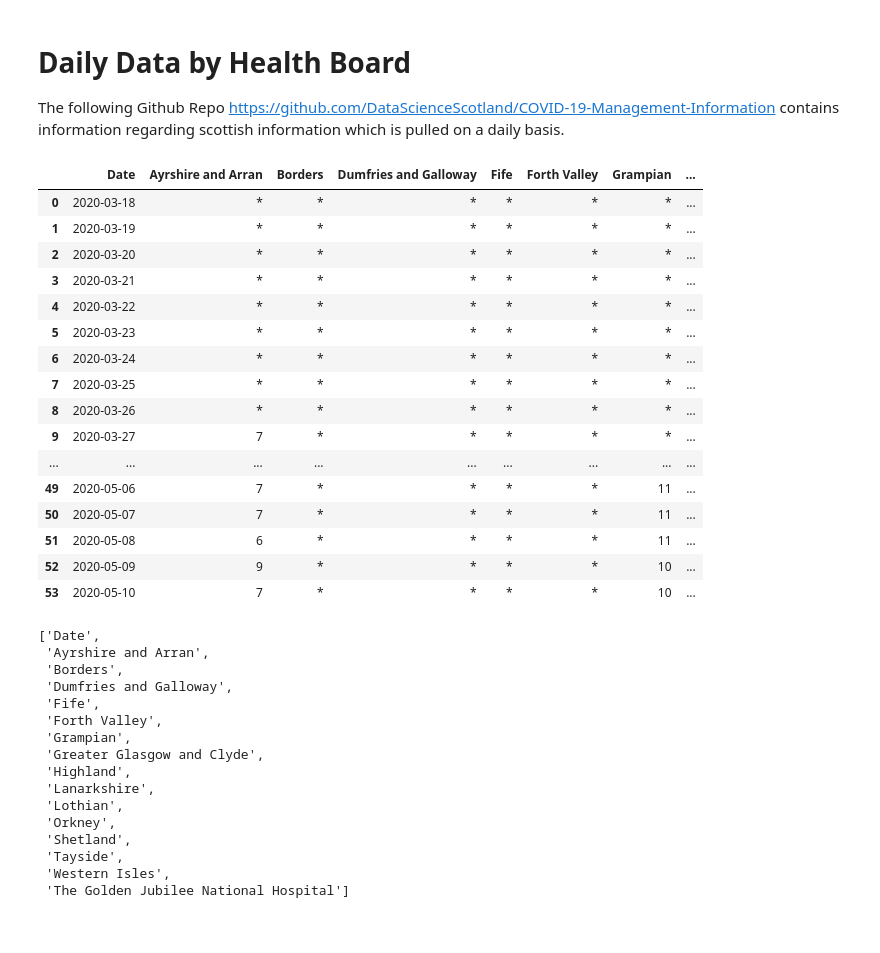
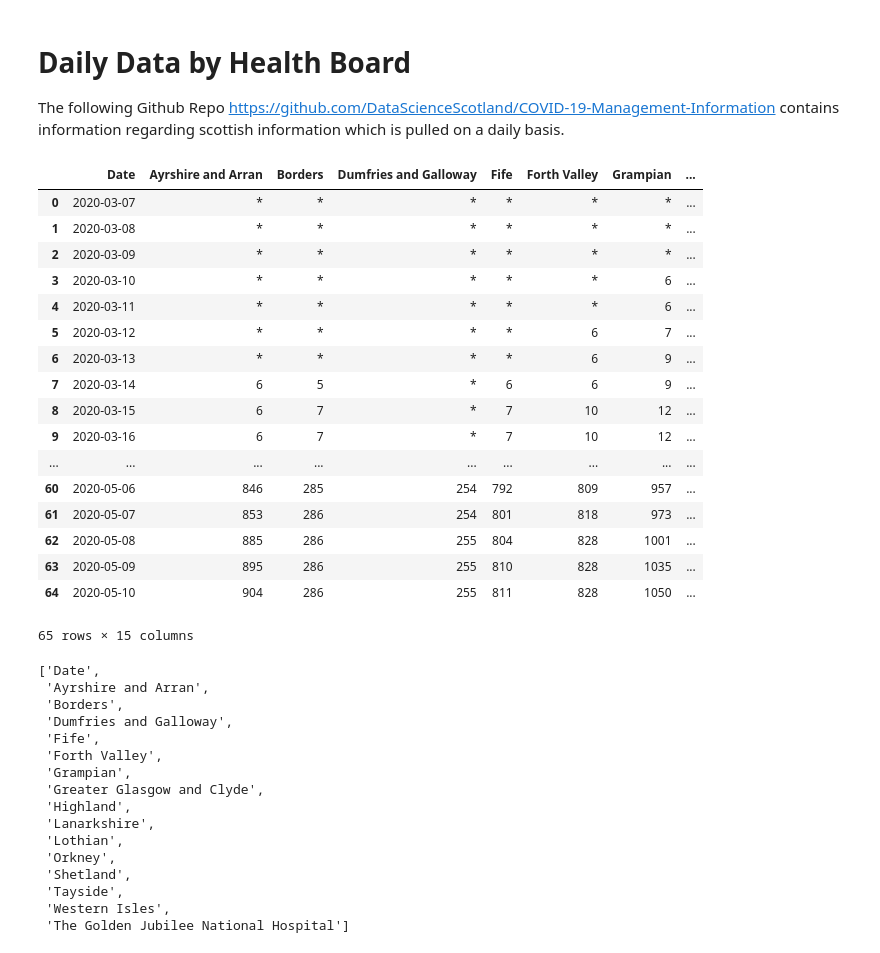
Before and after one commit to covidmaps/scotland, a Jupyter notebook: daily_hbo.ipynb, the cells around one changed output. Saved outputs shown, nothing was run; the diff lists cells and outputs as text; code cells hidden in the pictures.

```diff
--- a/daily_hbo.ipynb
+++ b/daily_hbo.ipynb
@@ -11,26 +11,27 @@ df_cases = pd.read_csv("https://raw.githubusercontent.com/DataScienceScotland/CO
 df_hospital_confirmed = pd.read_csv("https://raw.githubusercontent.com/DataScienceScotland/COVID-19-Management-Information/master/COVID19%20-%20Daily%20Management%20Information%20-%20Scottish%20Health%20Boards%20-%20Hospital%20patients%20-%20Confirmed.csv")
 df_hospital_all = pd.read_csv("https://raw.githubusercontent.com/DataScienceScotland/COVID-19-Management-Information/master/COVID19%20-%20Daily%20Management%20Information%20-%20Scottish%20Health%20Boards%20-%20Hospital%20patients.csv")
 df_icu = pd.read_csv("https://raw.githubusercontent.com/DataScienceScotland/COVID-19-Management-Information/master/COVID19%20-%20Daily%20Management%20Information%20-%20Scottish%20Health%20Boards%20-%20ICU%20patients.csv")
-# %%
-df_icu
-# %% [output]
-|  | Date | Ayrshire and Arran | Borders | Dumfries and Galloway | Fife | Forth Valley | Grampian | ... |
-| 0 | 2020-03-18 | * | * | * | * | * | * | ... |
-| 1 | 2020-03-19 | * | * | * | * | * | * | ... |
-| 2 | 2020-03-20 | * | * | * | * | * | * | ... |
-| 3 | 2020-03-21 | * | * | * | * | * | * | ... |
-| 4 | 2020-03-22 | * | * | * | * | * | * | ... |
-| 5 | 2020-03-23 | * | * | * | * | * | * | ... |
-| 6 | 2020-03-24 | * | * | * | * | * | * | ... |
-| 7 | 2020-03-25 | * | * | * | * | * | * | ... |
-| 8 | 2020-03-26 | * | * | * | * | * | * | ... |
-| 9 | 2020-03-27 | 7 | * | * | * | * | * | ... |
-| ... | ... | ... | ... | ... | ... | ... | ... | ... |
-| 49 | 2020-05-06 | 7 | * | * | * | * | 11 | ... |
-| 50 | 2020-05-07 | 7 | * | * | * | * | 11 | ... |
-| 51 | 2020-05-08 | 6 | * | * | * | * | 11 | ... |
-| 52 | 2020-05-09 | 9 | * | * | * | * | 10 | ... |
-| 53 | 2020-05-10 | 7 | * | * | * | * | 10 | ... |
+# %%
+df_cases
+# %% [output]
+|  | Date | Ayrshire and Arran | Borders | Dumfries and Galloway | Fife | Forth Valley | Grampian | ... |
+| 0 | 2020-03-07 | * | * | * | * | * | * | ... |
+| 1 | 2020-03-08 | * | * | * | * | * | * | ... |
+| 2 | 2020-03-09 | * | * | * | * | * | * | ... |
+| 3 | 2020-03-10 | * | * | * | * | * | 6 | ... |
+| 4 | 2020-03-11 | * | * | * | * | * | 6 | ... |
+| 5 | 2020-03-12 | * | * | * | * | 6 | 7 | ... |
+| 6 | 2020-03-13 | * | * | * | * | 6 | 9 | ... |
+| 7 | 2020-03-14 | 6 | 5 | * | 6 | 6 | 9 | ... |
+| 8 | 2020-03-15 | 6 | 7 | * | 7 | 10 | 12 | ... |
+| 9 | 2020-03-16 | 6 | 7 | * | 7 | 10 | 12 | ... |
+| ... | ... | ... | ... | ... | ... | ... | ... | ... |
+| 60 | 2020-05-06 | 846 | 285 | 254 | 792 | 809 | 957 | ... |
+| 61 | 2020-05-07 | 853 | 286 | 254 | 801 | 818 | 973 | ... |
+| 62 | 2020-05-08 | 885 | 286 | 255 | 804 | 828 | 1001 | ... |
+| 63 | 2020-05-09 | 895 | 286 | 255 | 810 | 828 | 1035 | ... |
+| 64 | 2020-05-10 | 904 | 286 | 255 | 811 | 828 | 1050 | ... |
+65 rows × 15 columns
 # %%
 list(df_icu.columns.values)
 # %% [output]
```
Also changed, not shown: parts of 4 cells of this notebook, 1 other file.
